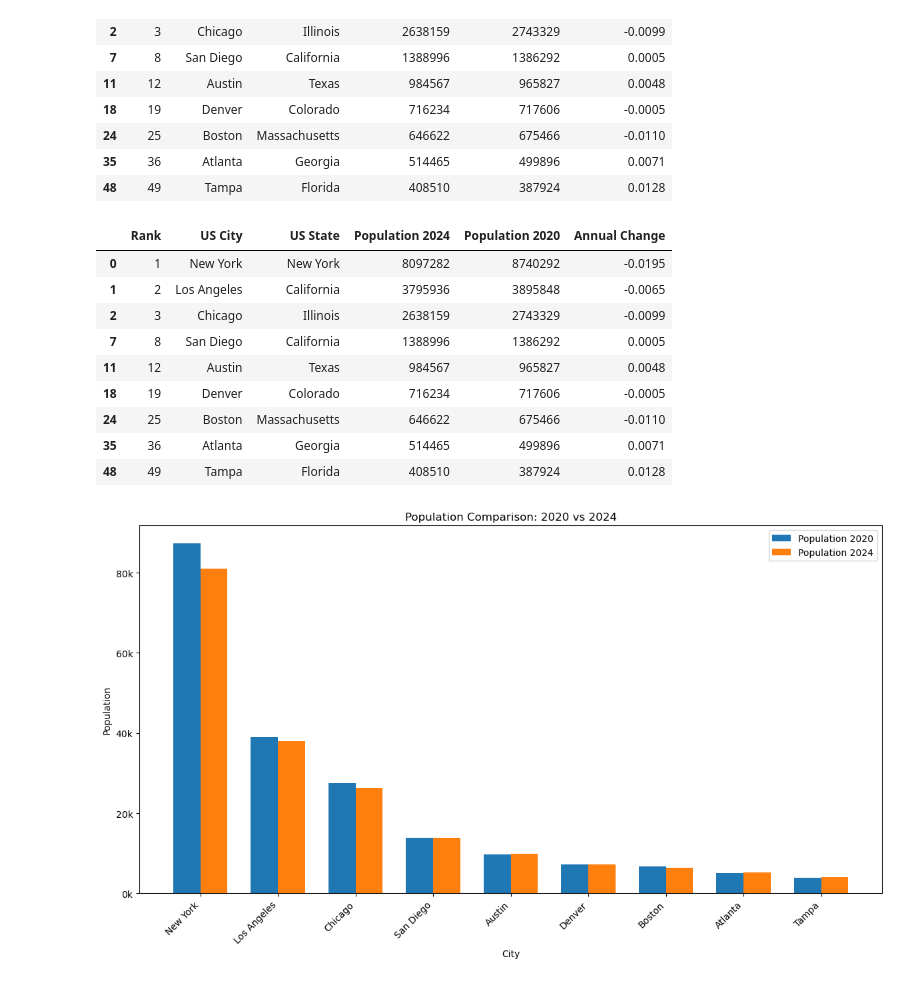
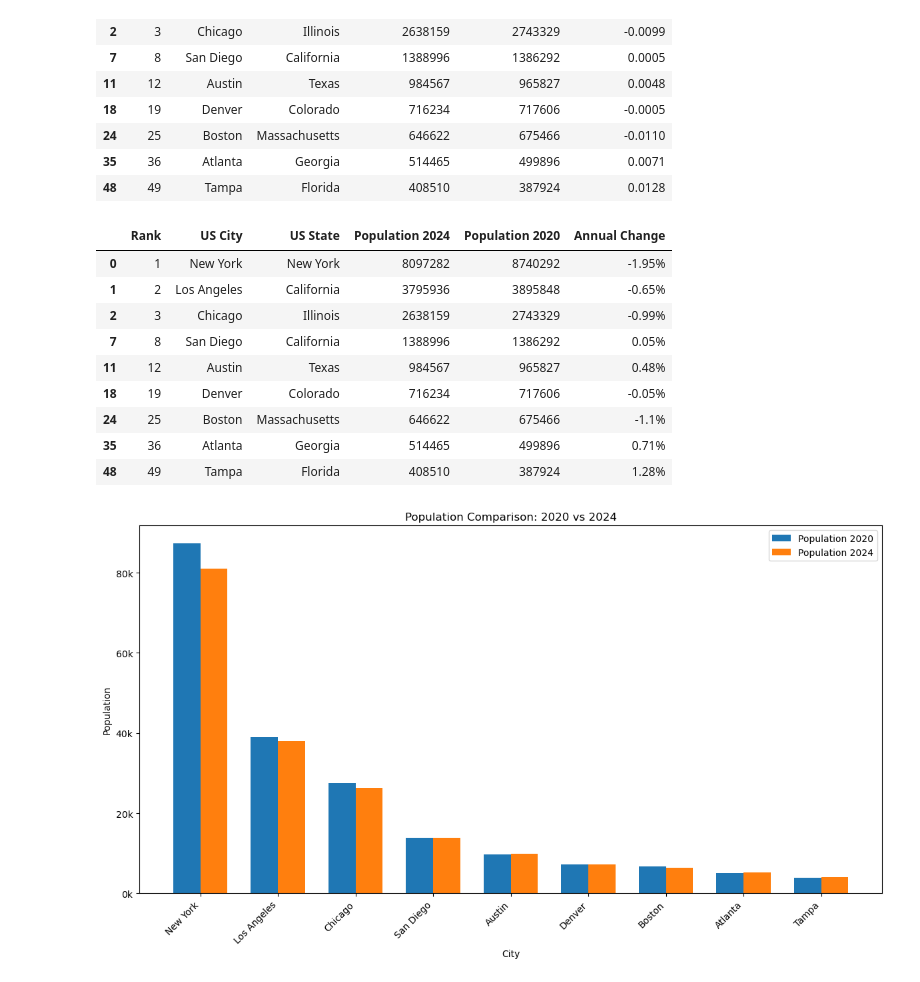
Before and after one commit to benschatz97/group_project_1, a Jupyter notebook: Vraj_files/Resources/project1.ipynb, the cells around one changed output. Cells and saved outputs as stored; diff of their text form; code cells hidden in the pictures.

```diff
--- a/Vraj_files/Resources/project1.ipynb
+++ b/Vraj_files/Resources/project1.ipynb
@@ -51,22 +51,22 @@ filtered_df_cleaned
 | 48 | 49 | Tampa | Florida | 408510 | 387924 | 0.0128 |
 # %%
 # Convert "Annual Change" to percentage
-filtered_df_cleaned['Annual Change'] = filtered_df_cleaned['Annual Change'] * 1
-
+filtered_df_cleaned['Annual Change'] = filtered_df_cleaned['Annual Change'].apply(lambda x: f"{round(x * 100, 2)}%")
+0
 
 # Display the updated dataframe
 filtered_df_cleaned
 # %% [output]
 |  | Rank | US City | US State | Population 2024 | Population 2020 | Annual Change |
-| 0 | 1 | New York | New York | 8097282 | 8740292 | -0.0195 |
-| 1 | 2 | Los Angeles | California | 3795936 | 3895848 | -0.0065 |
-| 2 | 3 | Chicago | Illinois | 2638159 | 2743329 | -0.0099 |
-| 7 | 8 | San Diego | California | 1388996 | 1386292 | 0.0005 |
-| 11 | 12 | Austin | Texas | 984567 | 965827 | 0.0048 |
-| 18 | 19 | Denver | Colorado | 716234 | 717606 | -0.0005 |
-| 24 | 25 | Boston | Massachusetts | 646622 | 675466 | -0.0110 |
-| 35 | 36 | Atlanta | Georgia | 514465 | 499896 | 0.0071 |
-| 48 | 49 | Tampa | Florida | 408510 | 387924 | 0.0128 |
+| 0 | 1 | New York | New York | 8097282 | 8740292 | -1.95% |
+| 1 | 2 | Los Angeles | California | 3795936 | 3895848 | -0.65% |
+| 2 | 3 | Chicago | Illinois | 2638159 | 2743329 | -0.99% |
+| 7 | 8 | San Diego | California | 1388996 | 1386292 | 0.05% |
+| 11 | 12 | Austin | Texas | 984567 | 965827 | 0.48% |
+| 18 | 19 | Denver | Colorado | 716234 | 717606 | -0.05% |
+| 24 | 25 | Boston | Massachusetts | 646622 | 675466 | -1.1% |
+| 35 | 36 | Atlanta | Georgia | 514465 | 499896 | 0.71% |
+| 48 | 49 | Tampa | Florida | 408510 | 387924 | 1.28% |
 # %%
 cities = filtered_df_cleaned['US City']
 
```
